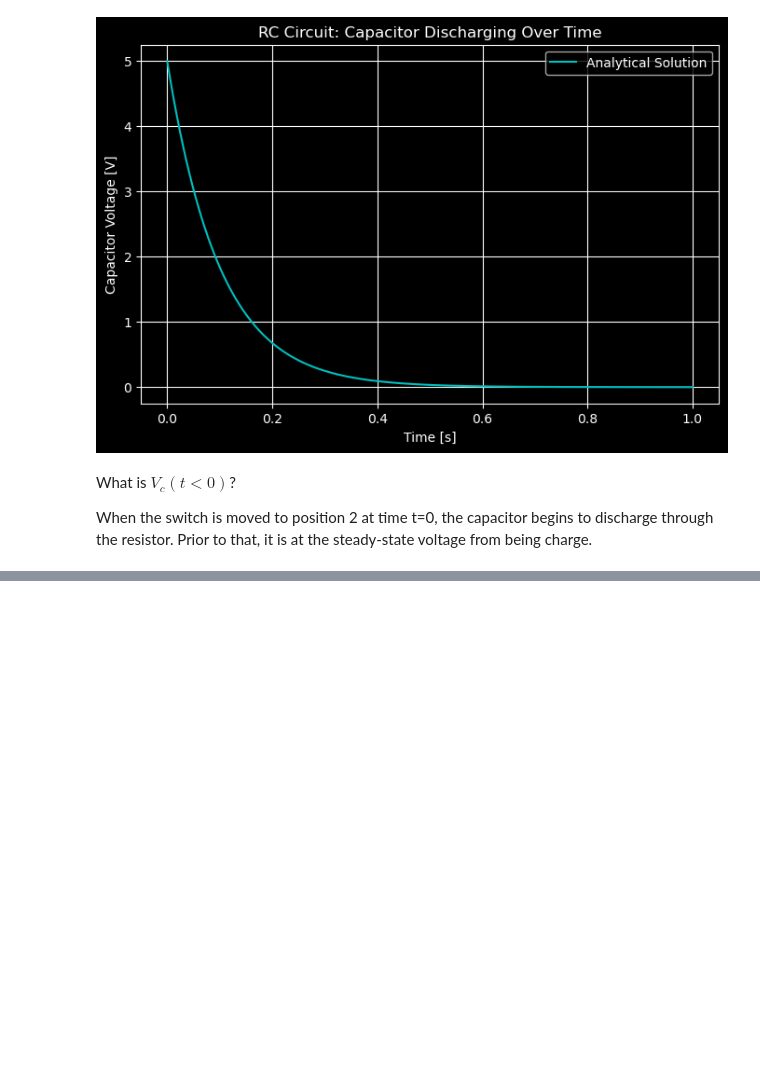
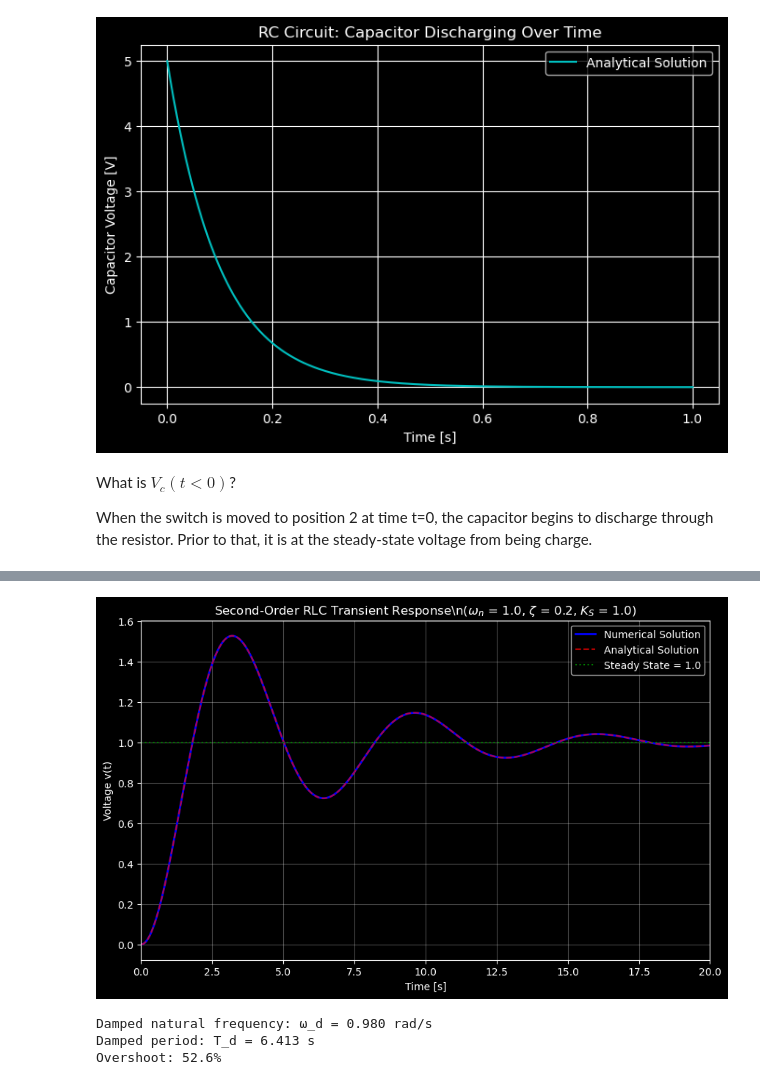
Before and after one commit to mlp6/Biomedical-Electronic-Measurements, a Jupyter notebook: notebooks/transient_analysis.ipynb, the cells around one changed output, grey strips where cells are left out. Saved outputs shown, nothing was run; the diff lists cells and outputs as text; code cells hidden in the pictures; blank space fills up the shorter version.

Commit message:
add second-order response and intepretation

```diff
--- a/notebooks/transient_analysis.ipynb
+++ b/notebooks/transient_analysis.ipynb
@@ -88,0 +98,64 @@ When the switch is moved to position 2 at time t=0, the capacitor begins to disc
+# %%
+# --- Parameters ---
+omega_n = 1.0    # undamped natural frequency (rad/s)
+zeta = 0.2       # damping ratio (underdamped)
+K_S = 1.0        # system gain
+
+# For this example, let's use a step input: f(t) = 1 for t >= 0
+# The differential equation becomes:
+# (1/omega_n^2) * d2v/dt2 + (2*zeta/omega_n) * dv/dt + v = K_S
+
+# Convert to state-space form: let x1 = v, x2 = dv/dt
+# dx1/dt = x2
+# dx2/dt = omega_n^2 * (K_S - x1 - (2*zeta/omega_n)*x2)
+
+def rlc_system(t, x):
+    v = x[0]      # voltage
+    dvdt = x[1]   # first derivative
+
+    # Second derivative from the differential equation
+    d2vdt2 = omega_n**2 * (K_S - v - (2*zeta/omega_n)*dvdt)
+
+    return [dvdt, d2vdt2]
+
+# --- Initial conditions ---
+v0 = 0       # initial voltage
+dvdt0 = 0    # initial rate of change
+
+# --- Time span ---
+t_span = (0, 20)  # simulate for 20 seconds (about 3-4 periods for this omega_n)
+t_eval = np.linspace(*t_span, 1000)
+
+# --- Solve the ODE ---
+solution = solve_ivp(rlc_system, t_span, [v0, dvdt0], t_eval=t_eval, method='RK45')
+
+# --- Calculate analytical solution for underdamped case ---
+omega_d = omega_n * np.sqrt(1 - zeta**2)  # damped natural frequency
+A = K_S
+B = (zeta * omega_n) / omega_d
+
+v_analytical = A * (1 - np.exp(-zeta * omega_n * solution.t) *
+                    (np.cos(omega_d * solution.t) + B * np.sin(omega_d * solution.t)))
+
+# --- Plot ---
+plt.figure(figsize=(10, 6))
+plt.plot(solution.t, solution.y[0], 'b-', linewidth=2, label='Numerical Solution')
+plt.plot(solution.t, v_analytical, 'r--', linewidth=1.5, label='Analytical Solution', alpha=0.7)
+plt.axhline(y=K_S, color='g', linestyle=':', label=f'Steady State = {K_S}')
+plt.title(rf'Second-Order RLC Transient Response\n($\omega_n$ = {omega_n}, $\zeta$ = {zeta}, $K_S$ = {K_S})')
+plt.xlabel('Time [s]')
+plt.ylabel('Voltage v(t)')
+plt.grid(True, alpha=0.3)
+plt.legend()
+plt.xlim(0, 20)
+plt.show()
+
+# Print damped frequency and period
+print(f"Damped natural frequency: ω_d = {omega_d:.3f} rad/s")
+print(f"Damped period: T_d = {2*np.pi/omega_d:.3f} s")
+print(f"Overshoot: {(np.max(solution.y[0]) - K_S)/K_S * 100:.1f}%")
+# %% [output]
+[figure, added]
+Damped natural frequency: ω_d = 0.980 rad/s
+Damped period: T_d = 6.413 s
+Overshoot: 52.6%
```
Also changed, not shown: parts of 3 cells of this notebook.
